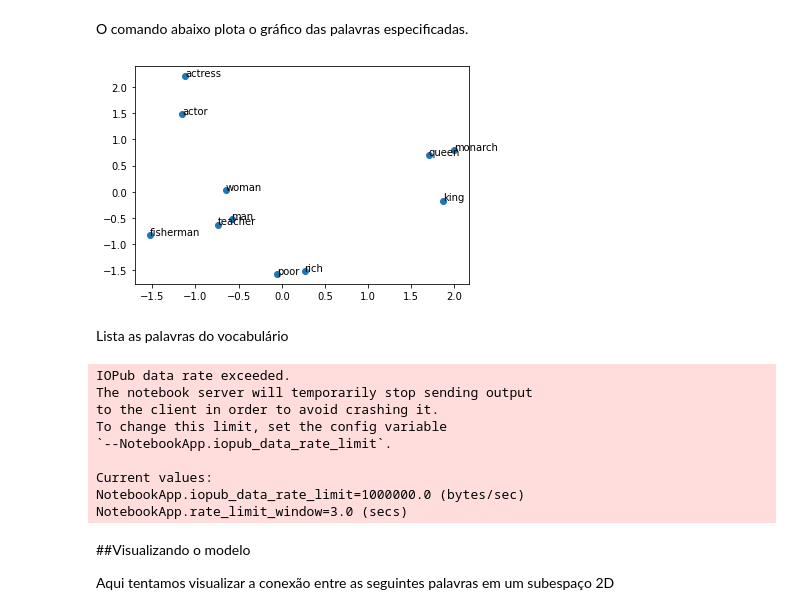
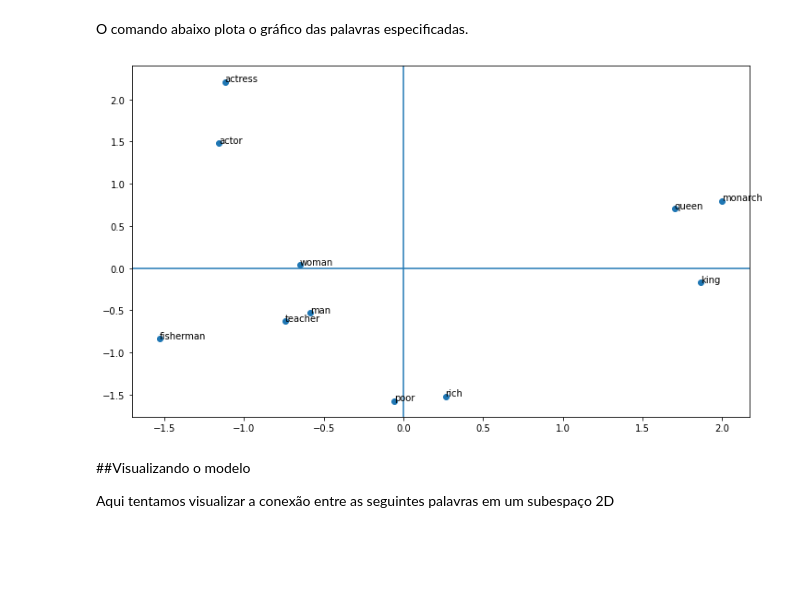
Before and after one commit to osmarbraz/exemplos_gensim, a Jupyter notebook: Exemplo_Word2Vec_Gensim_en_GoogleNews.ipynb, the cells around one changed output. Drawn from its saved outputs; the diff is of its cells as text; code cells hidden in the pictures; blank space fills up the shorter version.

```diff
--- a/Exemplo_Word2Vec_Gensim_en_GoogleNews.ipynb
+++ b/Exemplo_Word2Vec_Gensim_en_GoogleNews.ipynb
@@ -312,8 +285,9 @@ model.distance('woman', 'man')
 # %% [markdown]
 Para plotar um conjunto de palavras execute o script abaixo:
 # %%
+# Import das bibliotecas
 from sklearn.decomposition import PCA
-from matplotlib import pyplot
+import matplotlib.pyplot as plt
 
 def plot_words(words):
     #Carrega o vetor das palavras a serem plotadas
@@ -323,11 +297,20 @@ def plot_words(words):
     #Ajustar um modelo 2D de PCA aos vetores
     pca = PCA(n_components=2)
     resultado = pca.fit_transform(vectors)
+
+    #Dimensões da figura
+    plt.figure(figsize=(12,7))
+    #Adiciona linha vertical
+    plt.axvline()
+    #Adiciona linha horizontal
+    plt.axhline()
+
     #Criar um gráfico de dispersão da projeção
-    pyplot.scatter(resultado[:, 0], resultado[:, 1])
+    plt.scatter(resultado[:, 0], resultado[:, 1])
     #Adiciona as palavras no gráfico
     for i in range(len(words)):
-        pyplot.annotate(words[i], xy=(resultado[i, 0], resultado[i, 1]))
+        plt.annotate(words[i], xy=(resultado[i, 0], resultado[i, 1]))
+
     #Mostra o gráfico
-    pyplot.show()
+    plt.show()
 logging.info('Função criada')
@@ -336,24 +317,10 @@ logging.info('Função criada')
 # %% [markdown]
 O comando abaixo plota o gráfico das palavras especificadas.
 # %%
-plot_words(['king', 'queen', 'man', 'woman', 'rich', 'poor', 'monarch', 'fisherman', 'teacher', 'actress', 'actor'])
+palavras = ['king', 'queen', 'man', 'woman', 'rich', 'poor', 'monarch', 'fisherman', 'teacher', 'actress', 'actor']
+plot_words(palavras)
 # %% [output]
-[figure, old version]
+[figure, new version]
-# %% [markdown]
-Lista as palavras do vocabulário
-# %%
-words = list(model.wv.vocab)
-print(words)
-# %% [output]
-IOPub data rate exceeded.
-The notebook server will temporarily stop sending output
-to the client in order to avoid crashing it.
-To change this limit, set the config variable
-`--NotebookApp.iopub_data_rate_limit`.
-
-Current values:
-NotebookApp.iopub_data_rate_limit=1000000.0 (bytes/sec)
-NotebookApp.rate_limit_window=3.0 (secs)
 # %% [markdown]
 ##Visualizando o modelo
 
```
Also changed, not shown: parts of 18 cells of this notebook.
